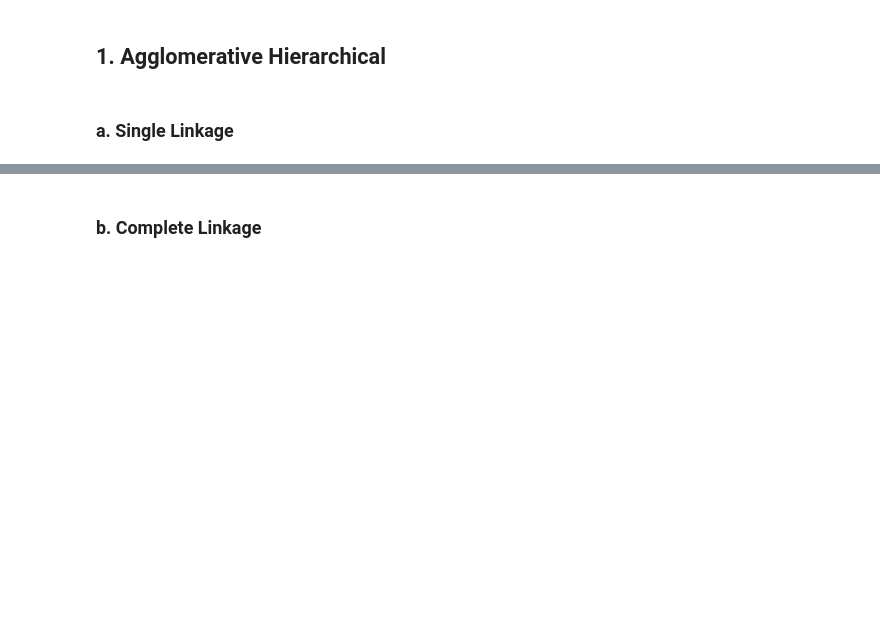
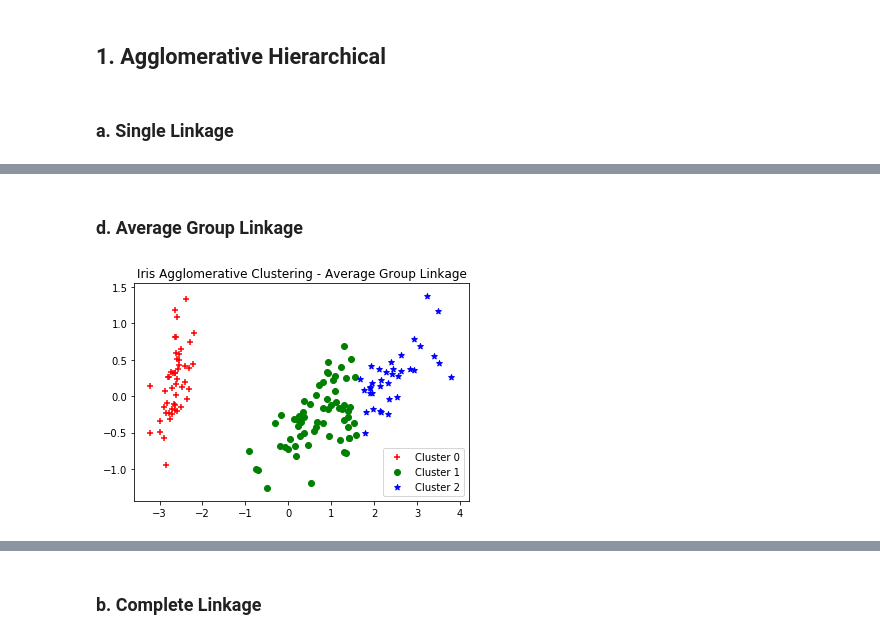
Before and after one commit to tugas-itb-erick/IF4071-Pembelajaran-Mesin, a Jupyter notebook: TugasBesarI_13515021_13515057_13515063.ipynb, the cells around one changed output, grey strips where cells are left out. Saved outputs shown, nothing was run; the diff lists cells and outputs as text; code cells hidden in the pictures; blank space fills up the shorter version.

```diff
--- a/TugasBesarI_13515021_13515057_13515063.ipynb
+++ b/TugasBesarI_13515021_13515057_13515063.ipynb
@@ -51,0 +115,7 @@ plot_initial(iris_df, "Iris Datasets")
+# %% [markdown]
+### d. Average Group Linkage
+# %%
+average_group = AgglomerativeClustering(n_clusters=3, linkage='average group').fit(iris_df.values)
+plot_cluster(iris_df, average_group.labels, "Iris Agglomerative Clustering - Average Group Linkage")
+# %% [output]
+[figure, added]
```
Also changed, not shown: parts of 26 cells of this notebook.
